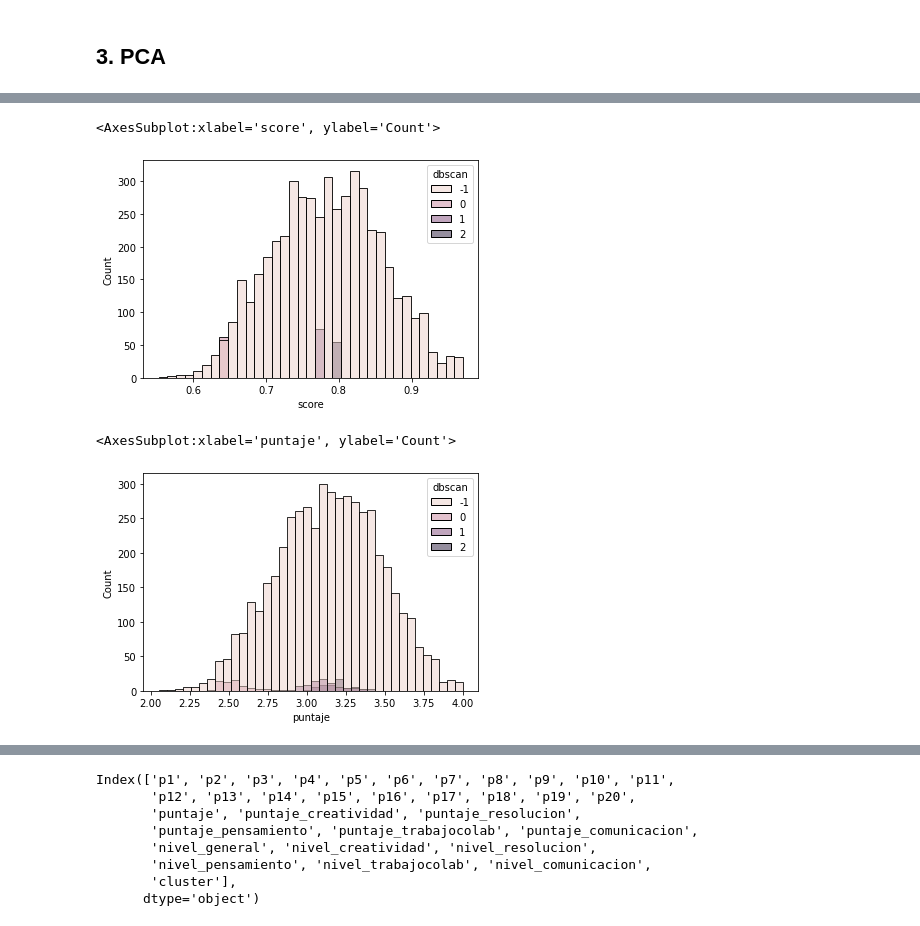
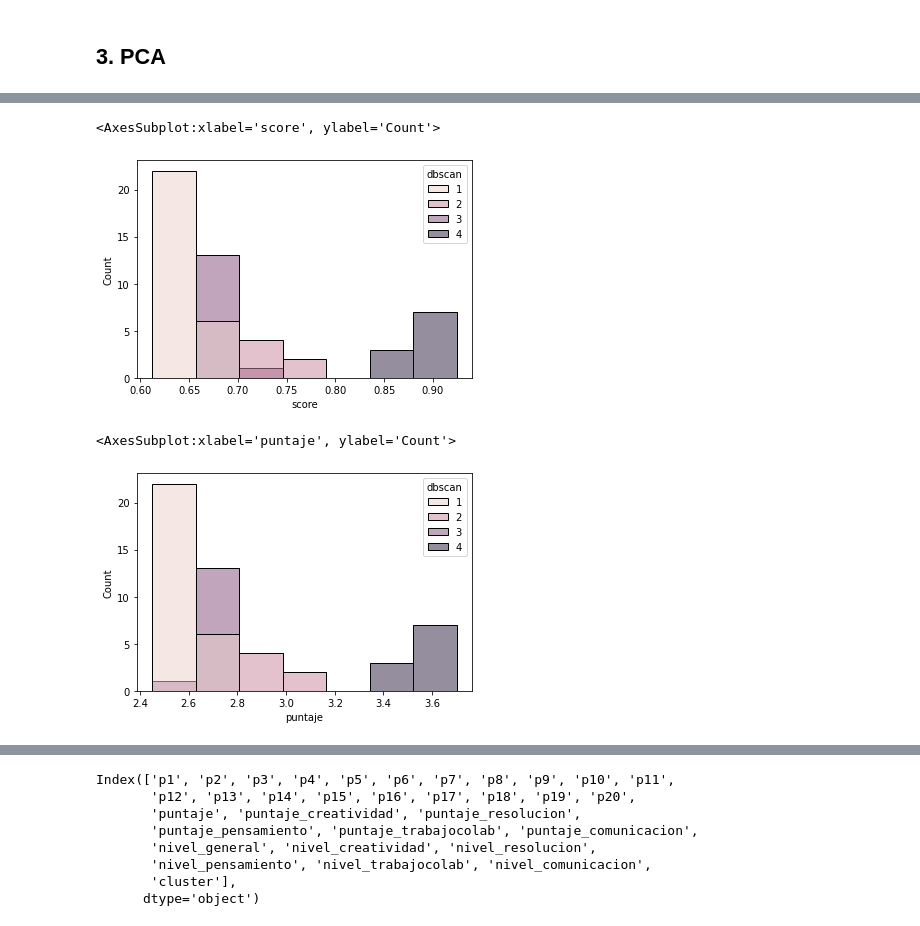
Before and after one commit to JECaballeroR/ANS-Equipo6-2023, a Jupyter notebook: Entrega 1_Proyecto.ipynb, the cells around one changed output, grey strips where cells are left out. Drawn from its saved outputs; the diff is of its cells as text; code cells hidden in the pictures.

```diff
--- a/Entrega 1_Proyecto.ipynb
+++ b/Entrega 1_Proyecto.ipynb
@@ -632,2 +664,3 @@ RandomForestRegressor()
 # %%
-scores = rf.predict(X)
+scores = rf.predict_proba(X)[:,1]
+scores
@@ -669,6 +702,7 @@ distancias, indices = nbrs.kneighbors(pd.DataFrame(scores))
 # %%
 from sklearn_extra.cluster import KMedoids
+from sklearn.cluster import KMeans
 
-Kmedoides = KMedoids(n_clusters =4, random_state = 13).fit(pd.DataFrame(scores))
-Kmedoides.medoid_indices_
+Kmeans = KMeans(n_clusters =6, random_state = 13).fit(pd.DataFrame(scores) )
+Kmeans
 # %% [output]
@@ -680,3 +733,3 @@ score_df['puntaje']= data_imputado['puntaje']
 # %%
-score_df['kmediodes']=Kmedoides.predict(pd.DataFrame(scores))
+score_df['Kmeans']=Kmeans.predict(pd.DataFrame(scores))
 # %%
@@ -745,7 +825,8 @@ plt.plot(distancias)
 # %%
 from sklearn.cluster import DBSCAN
 
-db = DBSCAN(eps=0.00047499999999867093, min_samples=50)
+db = DBSCAN(eps=0.05, min_samples=10)
 clusters=db.fit_predict(pd.DataFrame(scores))
+score_df['dbscan'] = clusters
 set(clusters)
 # %% [output]
@@ -753,12 +845,12 @@ set(clusters)
 # %%
 score_df['dbscan'] = clusters
 # %%
-sns.histplot(score_df[score_df['dbscan'].apply(lambda x: x not in [-2])],x='score', hue='dbscan')
+sns.histplot(score_df[score_df['dbscan'].apply(lambda x: x not in [-1, 0])],x='score', hue='dbscan')
 # %% [output]
 <AxesSubplot:xlabel='score', ylabel='Count'>
-[figure, old version]
+[figure, new version]
 # %%
-sns.histplot(score_df[score_df['dbscan'].apply(lambda x: x not in [-2])],x='puntaje', hue='dbscan')
+sns.histplot(score_df[score_df['dbscan'].apply(lambda x: x not in [-1,0])],x='puntaje', hue='dbscan')
 # %% [output]
 <AxesSubplot:xlabel='puntaje', ylabel='Count'>
-[figure, old version]
+[figure, new version]
```
Also changed, not shown: parts of 43 cells of this notebook.
